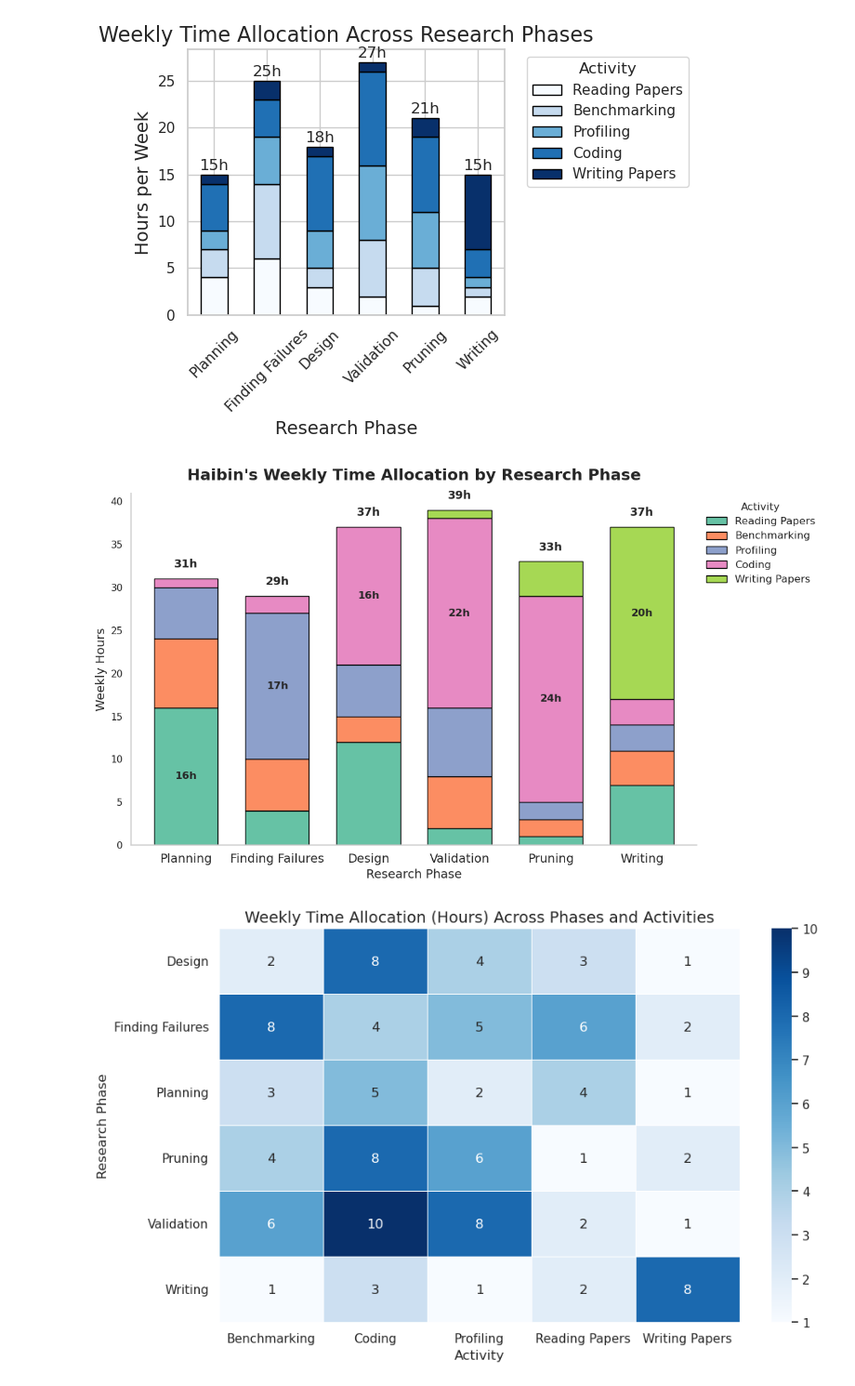
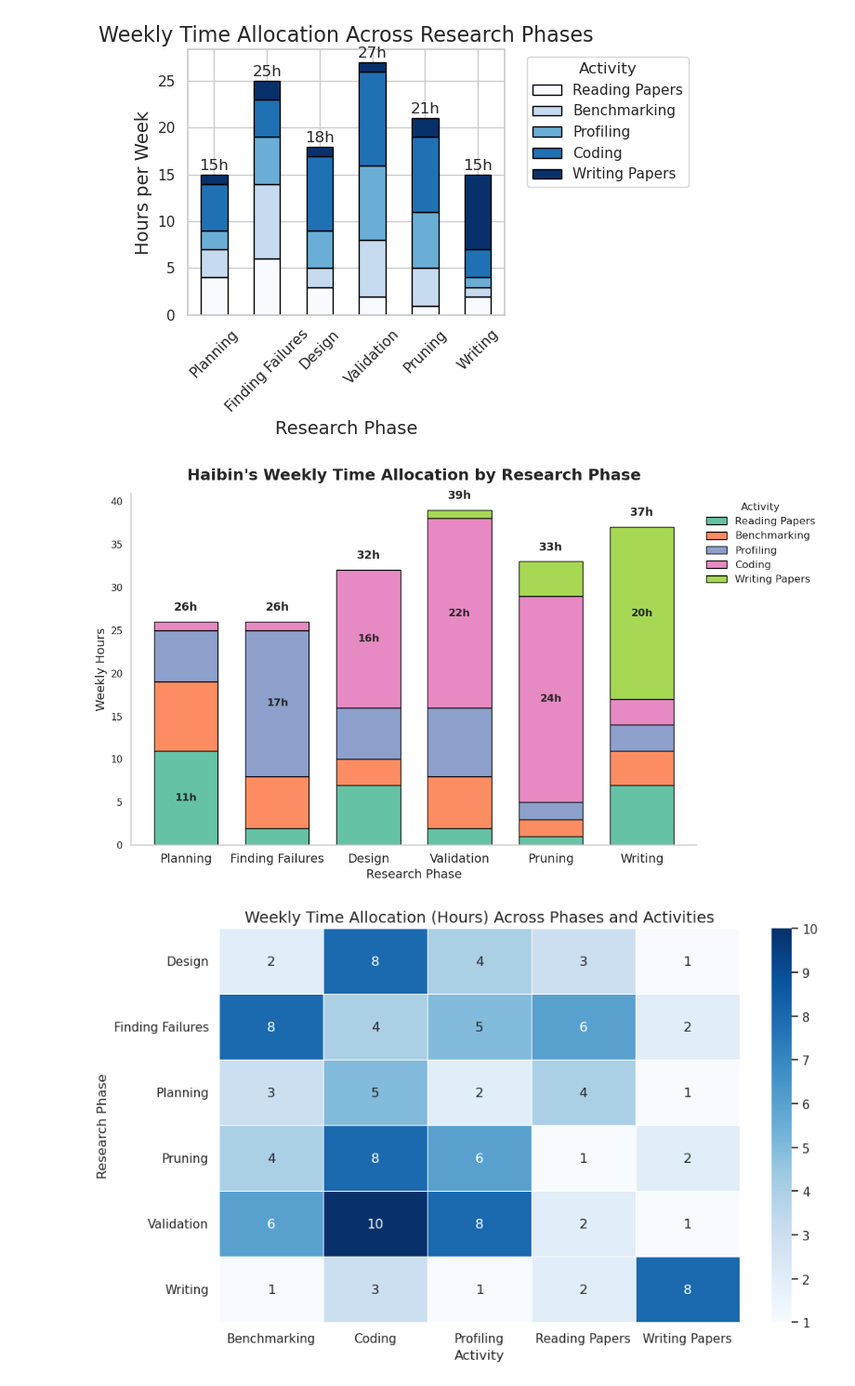
Before and after one commit to HaibinLai/HaibinLai.github.io, a Jupyter notebook: exp1.ipynb, the cells around one changed output. Shown at 93% size. Drawn from its saved outputs; the diff is of its cells as text; code cells hidden in the pictures.

```diff
--- a/exp1.ipynb
+++ b/exp1.ipynb
@@ -479,9 +479,9 @@ plt.rcParams.update({'font.size': 13})
 # 原始数据
 data = {
     'Activity': ['Reading Papers', 'Benchmarking', 'Profiling', 'Coding', 'Writing Papers'],
-    'Planning': [16, 8, 6, 1, 0],
-    'Finding Failures': [4, 6, 17, 2, 0],
-    'Design': [12, 3, 6, 16, 0],
+    'Planning': [11, 8, 6, 1, 0],
+    'Finding Failures': [2, 6, 17, 1, 0],
+    'Design': [7, 3, 6, 16, 0],
     'Validation': [2, 6, 8, 22, 1],
     'Pruning': [1, 2, 2, 24, 4],
     'Writing': [7, 4, 3, 3, 20]
@@ -509,34 +509,34 @@ ax.legend(title='Activity', bbox_to_anchor=(1.00, 1), loc='upper left', frameon=
 # 添加总数标签和每段标签
 for bar_idx, phase in enumerate(df_stacked.index):
     cumulative = 0
     max_val = 0
     for act_idx, val in enumerate(df_stacked.loc[phase]):
         if val > max_val:
             max_val = val
         # cumulative += val
         # 添加每段标签
 
     for act_idx, val in enumerate(df_stacked.loc[phase]):
         if val > 0 and val == max_val:
             ax.text(bar_idx, cumulative + val / 2, f'{int(val)}h', ha='center', va='center', fontsize=12, fontweight='bold')
         cumulative += val
     # 总小时数标注
     ax.text(bar_idx, cumulative + 1, f'{int(cumulative)}h', ha='center', va='bottom', fontsize=13, fontweight='bold')
 
 # 不要有网格线
 ax.grid(False)
 
 # x 轴标签旋转
 ax.set_xticklabels(df_stacked.index, rotation=0, ha='center', fontsize=14)
 
 sns.despine()
 plt.tight_layout()
 
 # 保存图像
 plt.savefig('haibin_stacked_research_hours.png', dpi=300, bbox_inches='tight')
 plt.show()
 # %% [output]
-[figure, old version]
+[figure, new version]
 # %%
 plt.figure(figsize=(10, 6))
 heatmap_data = df.pivot_table(index='Phase', columns='Activity', values='Hours')
```
Also changed, not shown: 2 other files.
